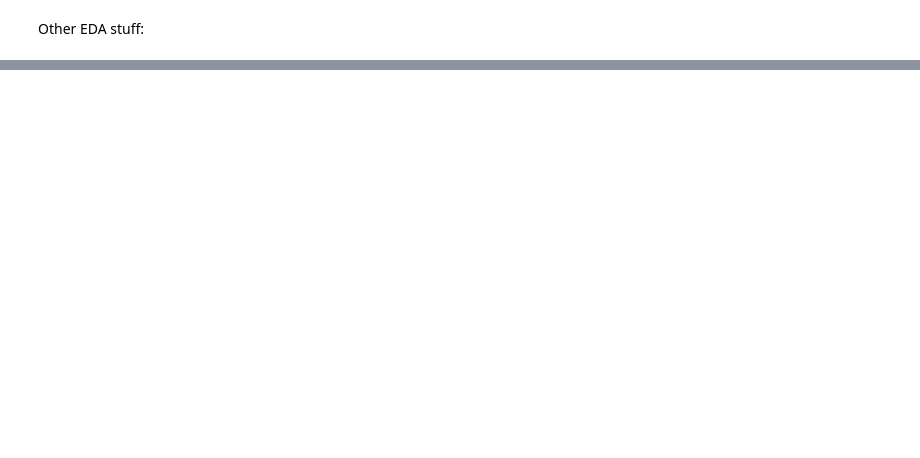
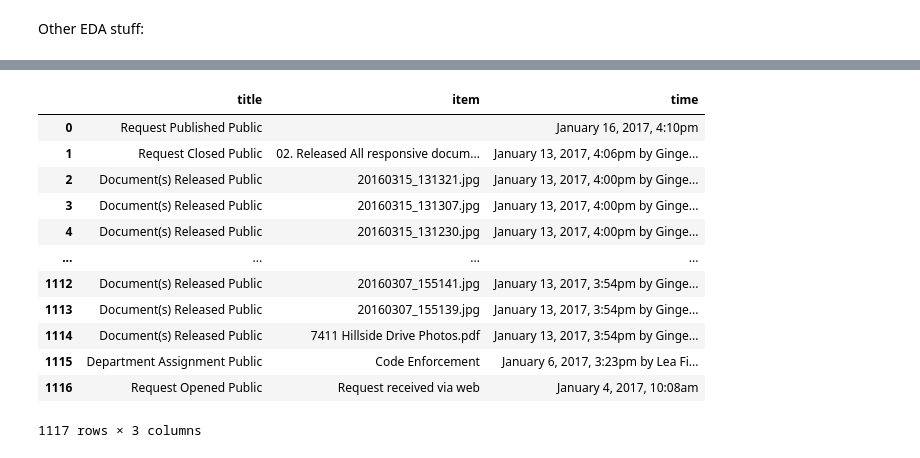
Before and after one commit to Saikrishna-Achalla/police-records-analysis, a Jupyter notebook: steven/nextrequest-eda.ipynb, the cells around one changed output, grey strips where cells are left out. Saved outputs shown, nothing was run; the diff lists cells and outputs as text; code cells hidden in the pictures; blank space fills up the shorter version.

```diff
--- a/steven/nextrequest-eda.ipynb
+++ b/steven/nextrequest-eda.ipynb
@@ -83,7 +165,21 @@ requests_long_msg.head(20)
 # %%
 # Query for info about a specific request
-request_id = '"17-3638"'
+request_id = '"17-22"'
 test_df.query('id == ' + request_id).iloc[0]['msgs_df']
+# %% [output]
+|  | title | item | time |
+| 0 | Request Published Public |  | January 16, 2017, 4:10pm |
+| 1 | Request Closed Public | 02. Released All responsive docum... | January 13, 2017, 4:06pm by Ginge... |
+| 2 | Document(s) Released Public | 20160315_131321.jpg | January 13, 2017, 4:00pm by Ginge... |
+| 3 | Document(s) Released Public | 20160315_131307.jpg | January 13, 2017, 4:00pm by Ginge... |
+| 4 | Document(s) Released Public | 20160315_131230.jpg | January 13, 2017, 4:00pm by Ginge... |
+| ... | ... | ... | ... |
+| 1112 | Document(s) Released Public | 20160307_155141.jpg | January 13, 2017, 3:54pm by Ginge... |
+| 1113 | Document(s) Released Public | 20160307_155139.jpg | January 13, 2017, 3:54pm by Ginge... |
+| 1114 | Document(s) Released Public | 7411 Hillside Drive Photos.pdf | January 13, 2017, 3:54pm by Ginge... |
+| 1115 | Department Assignment Public | Code Enforcement | January 6, 2017, 3:23pm by Lea Fi... |
+| 1116 | Request Opened Public | Request received via web | January 4, 2017, 10:08am |
+1117 rows × 3 columns
 # %%
 # Find request descriptions with the given substring, case insensitive
 desc = 'Padres'
```
Also changed, not shown: parts of 24 cells of this notebook, 3 other files.
